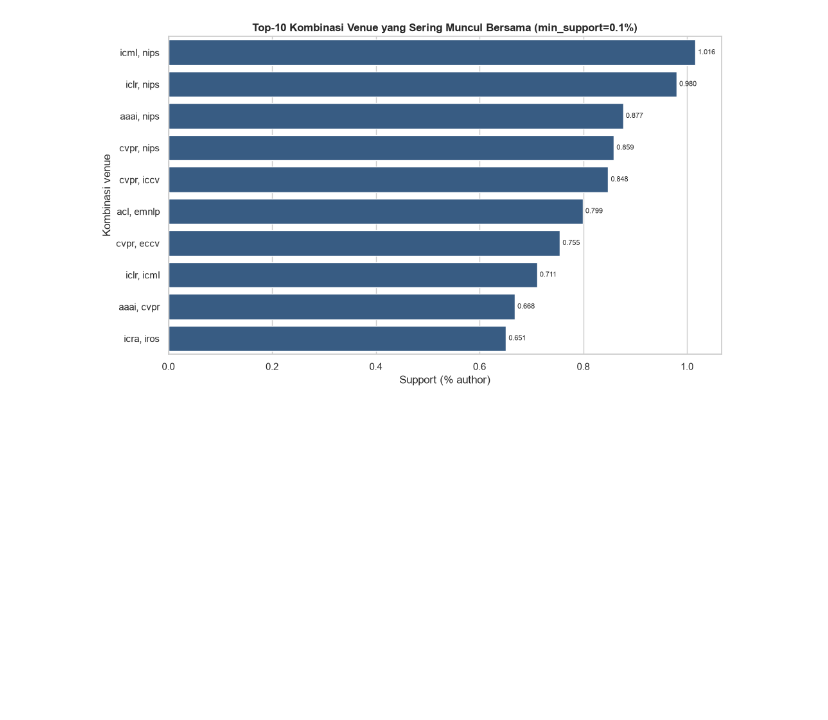
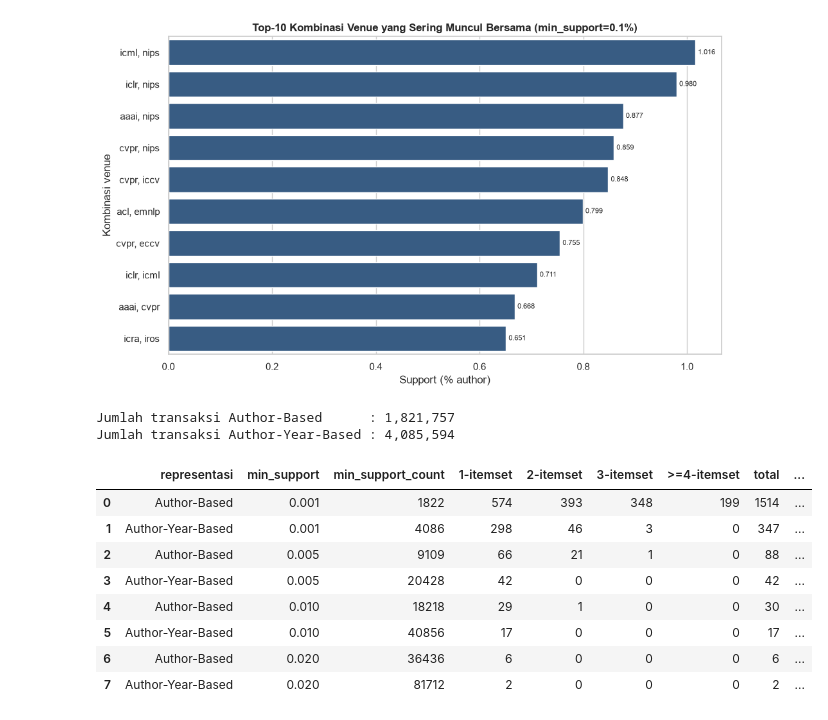
Before and after one commit to rafenmaxxx/IF4041-project-data-mining, a Jupyter notebook: notebooks/04_frequent_patterns.ipynb, the cells around one changed output. Drawn from its saved outputs; the diff is of its cells as text; code cells hidden in the pictures; blank space fills up the shorter version.

```diff
--- a/notebooks/04_frequent_patterns.ipynb
+++ b/notebooks/04_frequent_patterns.ipynb
@@ -233,3 +233,49 @@ if len(top10_multi) > 0:
     plt.show()
 # %% [output]
 [figure]
+# %%
+from src.association_rules import generate_rules
+
+# load author-year db untuk dibandingkan dengan author-based (pertanyaan kesimpulan no. 5)
+AY_TX_PATH = TX_PATH.replace("tx_author_based", "tx_author_year_based")
+ay_transactions = load_transactions(AY_TX_PATH)
+N_AY = len(ay_transactions)
+print(f"Jumlah transaksi Author-Based      : {N:,}")
+print(f"Jumlah transaksi Author-Year-Based : {N_AY:,}")
+
+# mining author-year di min support yang sama, cukup apriori karena hasilnya sudah terbukti identik dengan fp-growth
+ay_results = {ms: run_apriori(ay_transactions, ms) for ms in MIN_SUPPORTS}
+ay_itemset_dfs = {ms: itemsets_to_df(res, N_AY) for ms, res in ay_results.items()}
+
+# jumlah frequent itemset per ukuran k untuk kedua representasi
+db_rows = []
+for name, dfs, n_tx in [("Author-Based", itemset_dfs, N), ("Author-Year-Based", ay_itemset_dfs, N_AY)]:
+    for ms, df_ms in dfs.items():
+        by_k = df_ms["k"].value_counts()
+        db_rows.append({
+            "representasi": name,
+            "min_support": ms,
+            "min_support_count": math.ceil(ms * n_tx),
+            "1-itemset": int(by_k.get(1, 0)),
+            "2-itemset": int(by_k.get(2, 0)),
+            "3-itemset": int(by_k.get(3, 0)),
+            ">=4-itemset": int(by_k[by_k.index >= 4].sum()),
+            "total": len(df_ms),
+            "k_maks": int(df_ms["k"].max()),
+        })
+
+db_counts = pd.DataFrame(db_rows).sort_values(["min_support", "representasi"]).reset_index(drop=True)
+db_counts.to_csv(f"{STATS_OUT_DIR}/task4_ab_vs_ay_counts{SUFFIX}.csv", index=False)
+db_counts
+# %% [output]
+Jumlah transaksi Author-Based      : 1,821,757
+Jumlah transaksi Author-Year-Based : 4,085,594
+|  | representasi | min_support | min_support_count | 1-itemset | 2-itemset | 3-itemset | >=4-itemset | total | ... |
+| 0 | Author-Based | 0.001 | 1822 | 574 | 393 | 348 | 199 | 1514 | ... |
+| 1 | Author-Year-Based | 0.001 | 4086 | 298 | 46 | 3 | 0 | 347 | ... |
+| 2 | Author-Based | 0.005 | 9109 | 66 | 21 | 1 | 0 | 88 | ... |
+| 3 | Author-Year-Based | 0.005 | 20428 | 42 | 0 | 0 | 0 | 42 | ... |
+| 4 | Author-Based | 0.010 | 18218 | 29 | 1 | 0 | 0 | 30 | ... |
+| 5 | Author-Year-Based | 0.010 | 40856 | 17 | 0 | 0 | 0 | 17 | ... |
+| 6 | Author-Based | 0.020 | 36436 | 6 | 0 | 0 | 0 | 6 | ... |
+| 7 | Author-Year-Based | 0.020 | 81712 | 2 | 0 | 0 | 0 | 2 | ... |
```
Also changed, not shown: parts of 6 cells of this notebook, 25 other files.
